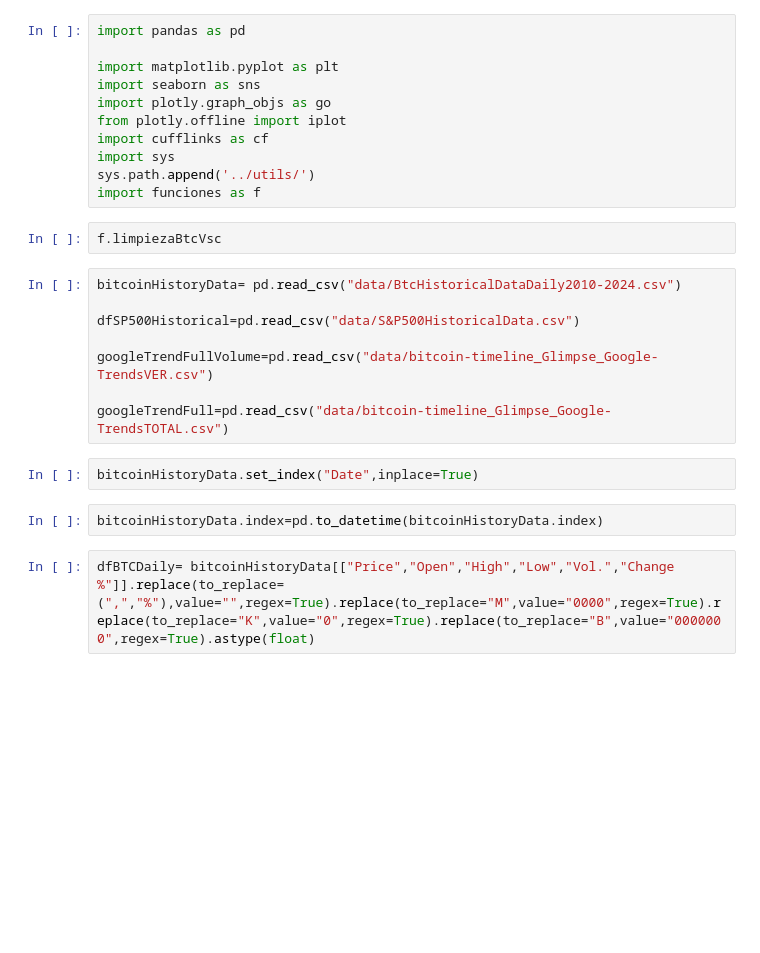
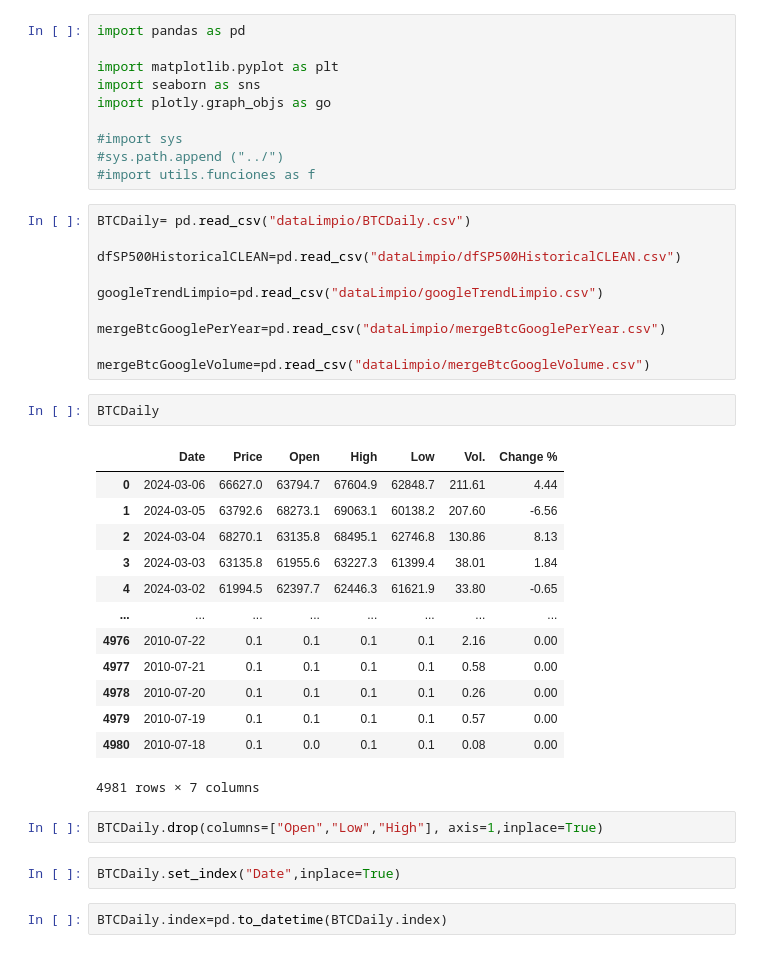
Before and after one commit to NicoUIcreator/btcData, a Jupyter notebook: memoria.ipynb, the cells around one changed output. Drawn from its saved outputs; the diff is of its cells as text; blank space fills up the shorter version.

```diff
--- a/memoria.ipynb
+++ b/memoria.ipynb
@@ -4,24 +4,39 @@ import pandas as pd
 import matplotlib.pyplot as plt
 import seaborn as sns
 import plotly.graph_objs as go
-from plotly.offline import iplot
-import cufflinks as cf
-import sys
-sys.path.append('../utils/')
-import funciones as f
+
+#import sys
+#sys.path.append ("../")
+#import utils.funciones as f
-# %%
-f.limpiezaBtcVsc
-# %%
-bitcoinHistoryData= pd.read_csv("data/BtcHistoricalDataDaily2010-2024.csv")
-
-dfSP500Historical=pd.read_csv("data/S&P500HistoricalData.csv")
-
-googleTrendFullVolume=pd.read_csv("data/bitcoin-timeline_Glimpse_Google-TrendsVER.csv")
-
-googleTrendFull=pd.read_csv("data/bitcoin-timeline_Glimpse_Google-TrendsTOTAL.csv")
+# %%
+BTCDaily= pd.read_csv("dataLimpio/BTCDaily.csv")
+
+dfSP500HistoricalCLEAN=pd.read_csv("dataLimpio/dfSP500HistoricalCLEAN.csv")
+
+googleTrendLimpio=pd.read_csv("dataLimpio/googleTrendLimpio.csv")
+
+mergeBtcGooglePerYear=pd.read_csv("dataLimpio/mergeBtcGooglePerYear.csv")
+
+mergeBtcGoogleVolume=pd.read_csv("dataLimpio/mergeBtcGoogleVolume.csv")
+# %%
+BTCDaily
+# %% [output]
+|  | Date | Price | Open | High | Low | Vol. | Change % |
+| 0 | 2024-03-06 | 66627.0 | 63794.7 | 67604.9 | 62848.7 | 211.61 | 4.44 |
+| 1 | 2024-03-05 | 63792.6 | 68273.1 | 69063.1 | 60138.2 | 207.60 | -6.56 |
+| 2 | 2024-03-04 | 68270.1 | 63135.8 | 68495.1 | 62746.8 | 130.86 | 8.13 |
+| 3 | 2024-03-03 | 63135.8 | 61955.6 | 63227.3 | 61399.4 | 38.01 | 1.84 |
+| 4 | 2024-03-02 | 61994.5 | 62397.7 | 62446.3 | 61621.9 | 33.80 | -0.65 |
+| ... | ... | ... | ... | ... | ... | ... | ... |
+| 4976 | 2010-07-22 | 0.1 | 0.1 | 0.1 | 0.1 | 2.16 | 0.00 |
+| 4977 | 2010-07-21 | 0.1 | 0.1 | 0.1 | 0.1 | 0.58 | 0.00 |
+| 4978 | 2010-07-20 | 0.1 | 0.1 | 0.1 | 0.1 | 0.26 | 0.00 |
+| 4979 | 2010-07-19 | 0.1 | 0.1 | 0.1 | 0.1 | 0.57 | 0.00 |
+| 4980 | 2010-07-18 | 0.1 | 0.0 | 0.1 | 0.1 | 0.08 | 0.00 |
+4981 rows × 7 columns
+# %%
+BTCDaily.drop(columns=["Open","Low","High"], axis=1,inplace=True)
 # %%
-bitcoinHistoryData.set_index("Date",inplace=True)
+BTCDaily.set_index("Date",inplace=True)
 # %%
-bitcoinHistoryData.index=pd.to_datetime(bitcoinHistoryData.index)
+BTCDaily.index=pd.to_datetime(BTCDaily.index)
-# %%
-dfBTCDaily= bitcoinHistoryData[["Price","Open","High","Low","Vol.","Change %"]].replace(to_replace=(",","%"),value="",regex=True).replace(to_replace="M",value="0000",regex=True).replace(to_replace="K",value="0",regex=True).replace(to_replace="B",value="0000000",regex=True).astype(float)
```
Also changed, not shown: parts of 18 cells of this notebook, 20 other files.
